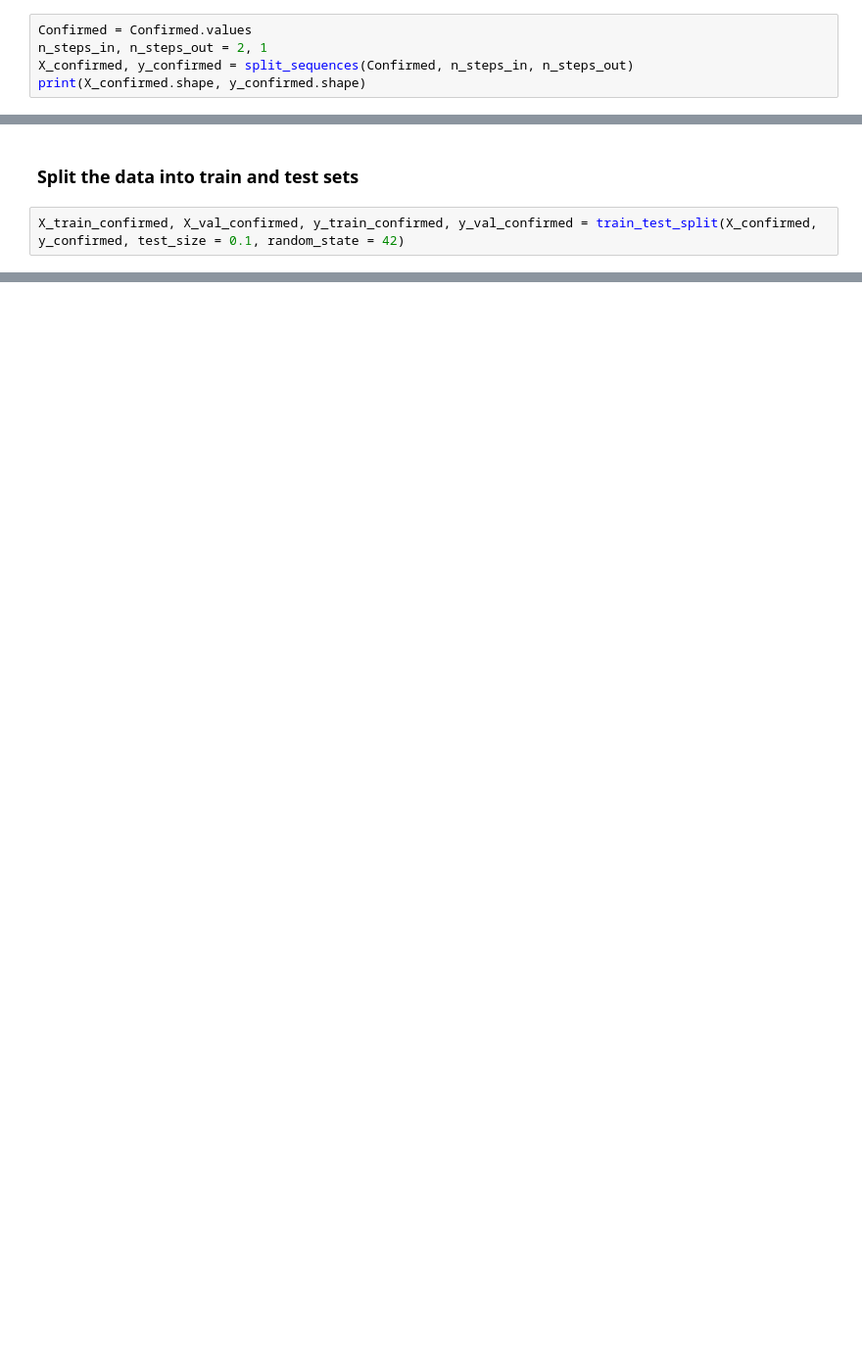
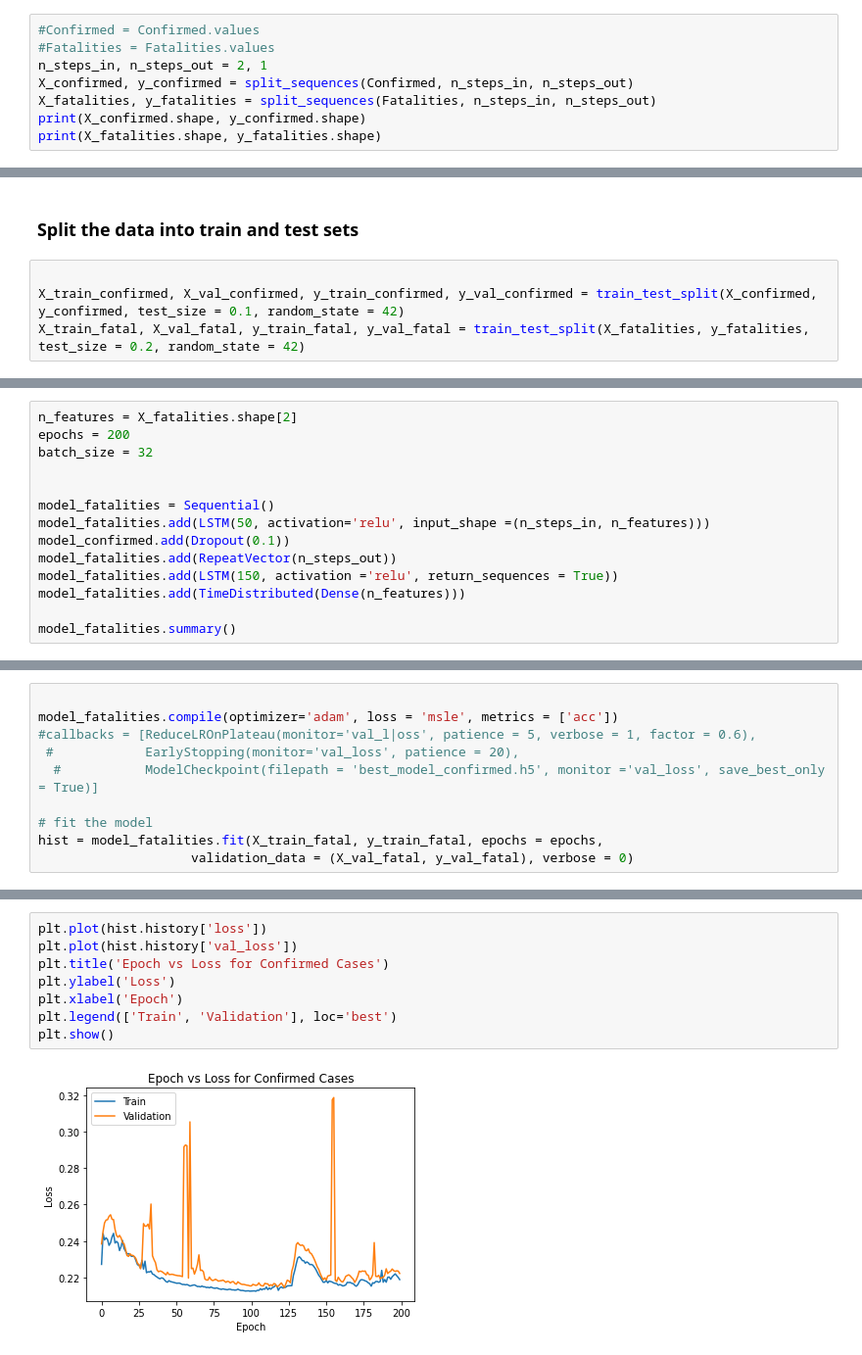
Before and after one commit to NevenaSoldat/LSTM_covid19_forecast, a Jupyter notebook: Multivariate forecasting.ipynb, the cells around one changed output, grey strips where cells are left out. Shown at 98% size. Cells and saved outputs as stored; diff of their text form; blank space fills up the shorter version.

```diff
--- a/Multivariate forecasting.ipynb
+++ b/Multivariate forecasting.ipynb
@@ -120,9 +120,12 @@ def split_sequences(sequences, n_steps_in, n_steps_out):
 
     return np.array(X), np.array(y)
 # %%
-Confirmed = Confirmed.values
+#Confirmed = Confirmed.values
+#Fatalities = Fatalities.values
 n_steps_in, n_steps_out = 2, 1
 X_confirmed, y_confirmed = split_sequences(Confirmed, n_steps_in, n_steps_out)
+X_fatalities, y_fatalities = split_sequences(Fatalities, n_steps_in, n_steps_out)
 print(X_confirmed.shape, y_confirmed.shape)
+print(X_fatalities.shape, y_fatalities.shape)
 # %% [output]
 (74, 2, 180) (74, 1, 180)
@@ -129,4 +133,6 @@ print(X_confirmed.shape, y_confirmed.shape)
 # %% [markdown]
 ### Split the data into train and test sets
 # %%
+
 X_train_confirmed, X_val_confirmed, y_train_confirmed, y_val_confirmed = train_test_split(X_confirmed, y_confirmed, test_size = 0.1, random_state = 42)
+X_train_fatal, X_val_fatal, y_train_fatal, y_val_fatal = train_test_split(X_fatalities, y_fatalities, test_size = 0.2, random_state = 42)
@@ -182,0 +203,14 @@ Model accuracy: 83.33 %
+# %%
+n_features = X_fatalities.shape[2]
+epochs = 200
+batch_size = 32
+
+
+model_fatalities = Sequential()
+model_fatalities.add(LSTM(50, activation='relu', input_shape =(n_steps_in, n_features)))
+model_confirmed.add(Dropout(0.1))
+model_fatalities.add(RepeatVector(n_steps_out))
+model_fatalities.add(LSTM(150, activation ='relu', return_sequences = True))
+model_fatalities.add(TimeDistributed(Dense(n_features)))
+
+model_fatalities.summary()
@@ -182,0 +234,10 @@ Model accuracy: 83.33 %
+# %%
+
+model_fatalities.compile(optimizer='adam', loss = 'msle', metrics = ['acc'])
+#callbacks = [ReduceLROnPlateau(monitor='val_l|oss', patience = 5, verbose = 1, factor = 0.6),
+ #            EarlyStopping(monitor='val_loss', patience = 20),
+  #           ModelCheckpoint(filepath = 'best_model_confirmed.h5', monitor ='val_loss', save_best_only = True)]
+
+# fit the model
+hist = model_fatalities.fit(X_train_fatal, y_train_fatal, epochs = epochs,
+                    validation_data = (X_val_fatal, y_val_fatal), verbose = 0)
@@ -182,0 +250,10 @@ Model accuracy: 83.33 %
+# %%
+plt.plot(hist.history['loss'])
+plt.plot(hist.history['val_loss'])
+plt.title('Epoch vs Loss for Confirmed Cases')
+plt.ylabel('Loss')
+plt.xlabel('Epoch')
+plt.legend(['Train', 'Validation'], loc='best')
+plt.show()
+# %% [output]
+[figure, added]
```
Also changed, not shown: parts of 12 cells of this notebook.
